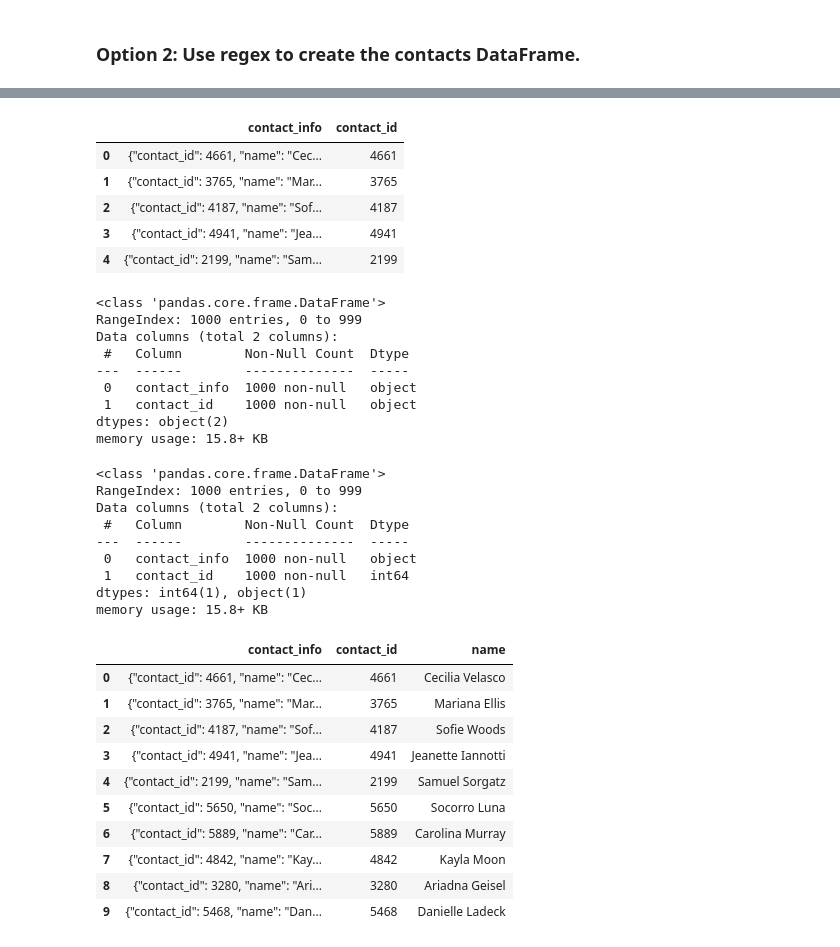
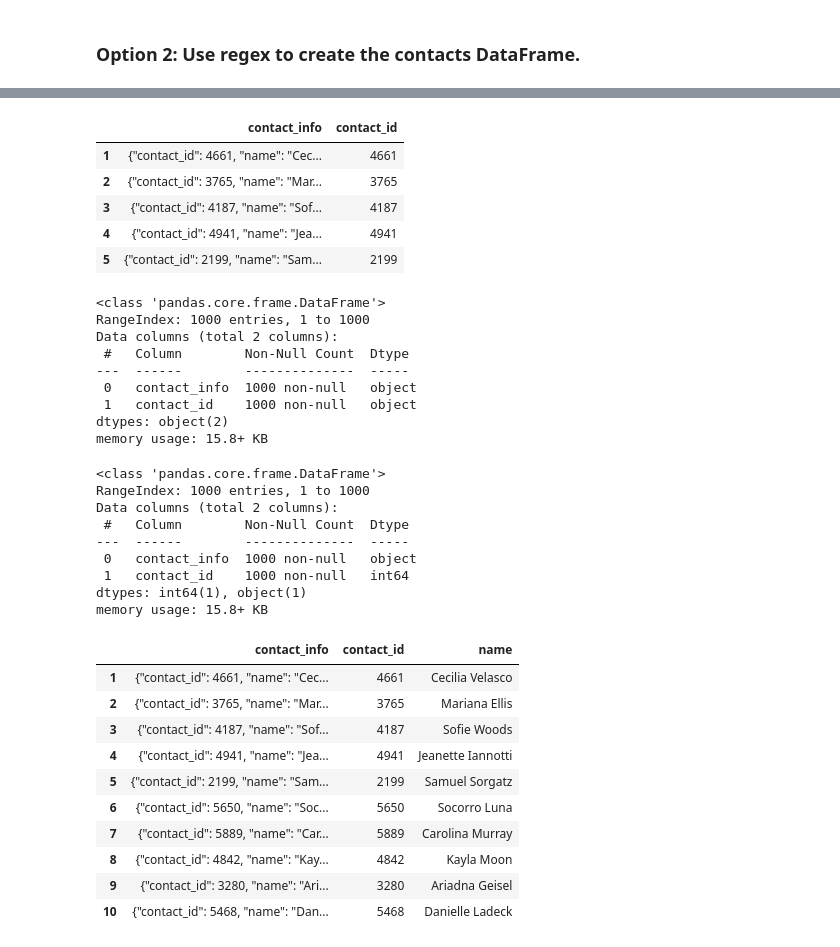
Before and after one commit to TruptiRadadiya/Crowdfunding_ETL, a Jupyter notebook: ETL_Mini_Project_TRadadiya_ZLiang_YWong_FGirnary.ipynb, the cells around one changed output, grey strips where cells are left out. Cells and saved outputs as stored; diff of their text form; code cells hidden in the pictures.

Commit message:
complete 'Create the Contacts DataFrame' section

```diff
--- a/ETL_Mini_Project_TRadadiya_ZLiang_YWong_FGirnary.ipynb
+++ b/ETL_Mini_Project_TRadadiya_ZLiang_YWong_FGirnary.ipynb
@@ -421,17 +440,25 @@ contact_info_df_copy.head()
+# %%
+# Convert the first row to a header
+contact_info_df_copy.columns = contact_info_df_copy.iloc[0]
+# Remove the first row of data
+contact_info_df_copy = contact_info_df_copy[1:]
 # %%
 # Extract the four-digit contact ID number.
+contact_info_df_copy['contact_id'] = contact_info_df_copy['contact_info'].str.extract(r'(\d{4})')
+contact_info_df_copy.head()
 # %% [output]
 |  | contact_info | contact_id |
-| 0 | {"contact_id": 4661, "name": "Cec... | 4661 |
-| 1 | {"contact_id": 3765, "name": "Mar... | 3765 |
-| 2 | {"contact_id": 4187, "name": "Sof... | 4187 |
-| 3 | {"contact_id": 4941, "name": "Jea... | 4941 |
-| 4 | {"contact_id": 2199, "name": "Sam... | 2199 |
+| 1 | {"contact_id": 4661, "name": "Cec... | 4661 |
+| 2 | {"contact_id": 3765, "name": "Mar... | 3765 |
+| 3 | {"contact_id": 4187, "name": "Sof... | 4187 |
+| 4 | {"contact_id": 4941, "name": "Jea... | 4941 |
+| 5 | {"contact_id": 2199, "name": "Sam... | 2199 |
 # %%
 # Check the datatypes.
+contact_info_df_copy.info()
 # %% [output]
 <class 'pandas.core.frame.DataFrame'>
-RangeIndex: 1000 entries, 0 to 999
+RangeIndex: 1000 entries, 1 to 1000
 Data columns (total 2 columns):
  #   Column        Non-Null Count  Dtype
 ---  ------        --------------  -----
@@ -441,9 +468,11 @@ dtypes: object(2)
 memory usage: 15.8+ KB
 # %%
 # Convert the "contact_id" column to an int64 data type.
+contact_info_df_copy['contact_id'] = contact_info_df_copy['contact_id'].astype(int)
+contact_info_df_copy.info()
 # %% [output]
 <class 'pandas.core.frame.DataFrame'>
-RangeIndex: 1000 entries, 0 to 999
+RangeIndex: 1000 entries, 1 to 1000
 Data columns (total 2 columns):
  #   Column        Non-Null Count  Dtype
 ---  ------        --------------  -----
@@ -453,17 +482,19 @@ dtypes: int64(1), object(1)
 memory usage: 15.8+ KB
 # %%
 # Extract the name of the contact and add it to a new column.
+contact_info_df_copy['name'] = contact_info_df_copy['contact_info'].str.extract(r'([A-Z][a-z]+\s[A-Z][a-z]+)')
+contact_info_df_copy.head(10)
 # %% [output]
 |  | contact_info | contact_id | name |
-| 0 | {"contact_id": 4661, "name": "Cec... | 4661 | Cecilia Velasco |
-| 1 | {"contact_id": 3765, "name": "Mar... | 3765 | Mariana Ellis |
-| 2 | {"contact_id": 4187, "name": "Sof... | 4187 | Sofie Woods |
-| 3 | {"contact_id": 4941, "name": "Jea... | 4941 | Jeanette Iannotti |
-| 4 | {"contact_id": 2199, "name": "Sam... | 2199 | Samuel Sorgatz |
-| 5 | {"contact_id": 5650, "name": "Soc... | 5650 | Socorro Luna |
-| 6 | {"contact_id": 5889, "name": "Car... | 5889 | Carolina Murray |
-| 7 | {"contact_id": 4842, "name": "Kay... | 4842 | Kayla Moon |
-| 8 | {"contact_id": 3280, "name": "Ari... | 3280 | Ariadna Geisel |
-| 9 | {"contact_id": 5468, "name": "Dan... | 5468 | Danielle Ladeck |
+| 1 | {"contact_id": 4661, "name": "Cec... | 4661 | Cecilia Velasco |
+| 2 | {"contact_id": 3765, "name": "Mar... | 3765 | Mariana Ellis |
+| 3 | {"contact_id": 4187, "name": "Sof... | 4187 | Sofie Woods |
+| 4 | {"contact_id": 4941, "name": "Jea... | 4941 | Jeanette Iannotti |
+| 5 | {"contact_id": 2199, "name": "Sam... | 2199 | Samuel Sorgatz |
+| 6 | {"contact_id": 5650, "name": "Soc... | 5650 | Socorro Luna |
+| 7 | {"contact_id": 5889, "name": "Car... | 5889 | Carolina Murray |
+| 8 | {"contact_id": 4842, "name": "Kay... | 4842 | Kayla Moon |
+| 9 | {"contact_id": 3280, "name": "Ari... | 3280 | Ariadna Geisel |
+| 10 | {"contact_id": 5468, "name": "Dan... | 5468 | Danielle Ladeck |
 # %%
 # Extract the email from the contacts and add the values to a new column.
```
Also changed, not shown: parts of 15 cells of this notebook, 2 other files.
